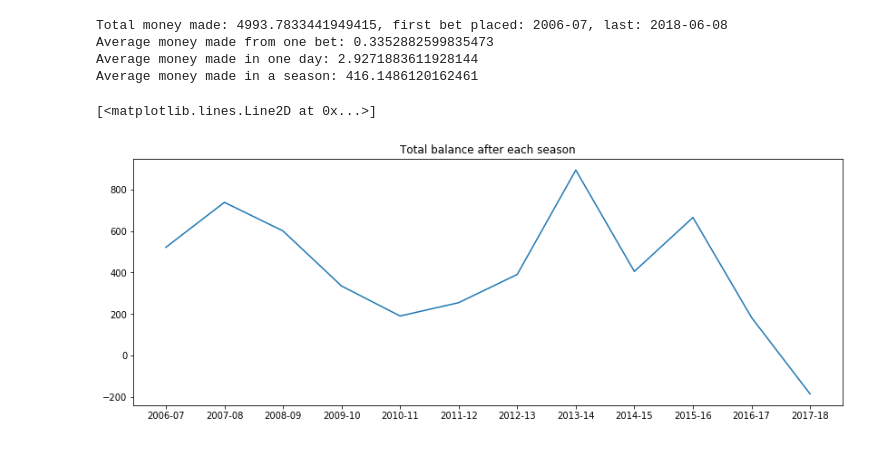
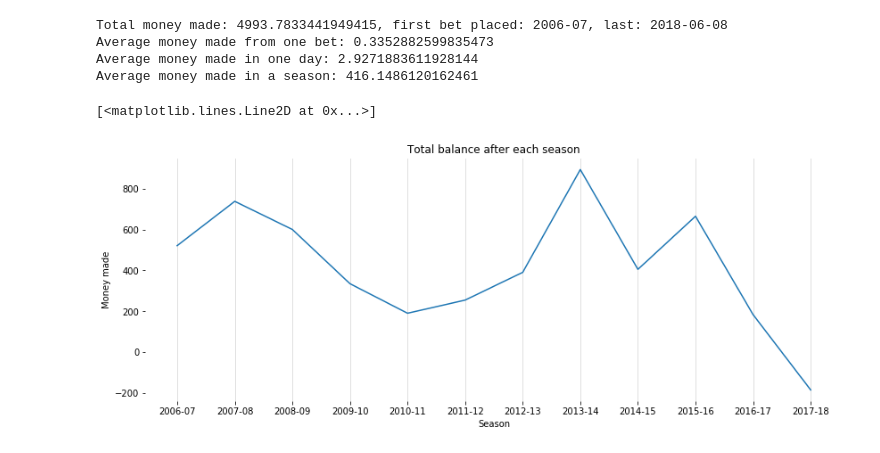
Before and after one commit to jgrodzicki/NBA-result-predictor, a Jupyter notebook: main.ipynb, the cells around one changed output. Saved outputs shown, nothing was run; the diff lists cells and outputs as text; code cells hidden in the pictures.

Commit message:
added plots

```diff
--- a/main.ipynb
+++ b/main.ipynb
@@ -256,17 +256,24 @@ Average money made in a season: 416.1486120162461
 # %%
 x, y = [], []
 for k, v in money_s.items():
     x.append(k)
     y.append(v)
 
 x = np.array(x)
 y = np.array(y)
 idx = np.argsort(x)
 x = x[idx]
 y = y[idx]
+
 fig, ax = plt.subplots(figsize=(14, 5))
 ax.set_title('Total balance after each season')
+ax.set_xlabel('Season')
+ax.set_ylabel('Money made')
+for spine in ('top', 'right', 'bottom', 'left'):
+    ax.spines[spine].set_visible(False)
+ax.grid(axis='x', alpha=0.5)
+
 ax.plot(x, y)
 # %% [output]
 [<matplotlib.lines.Line2D at 0x...>]
-[figure, old version]
+[figure, new version]
```
